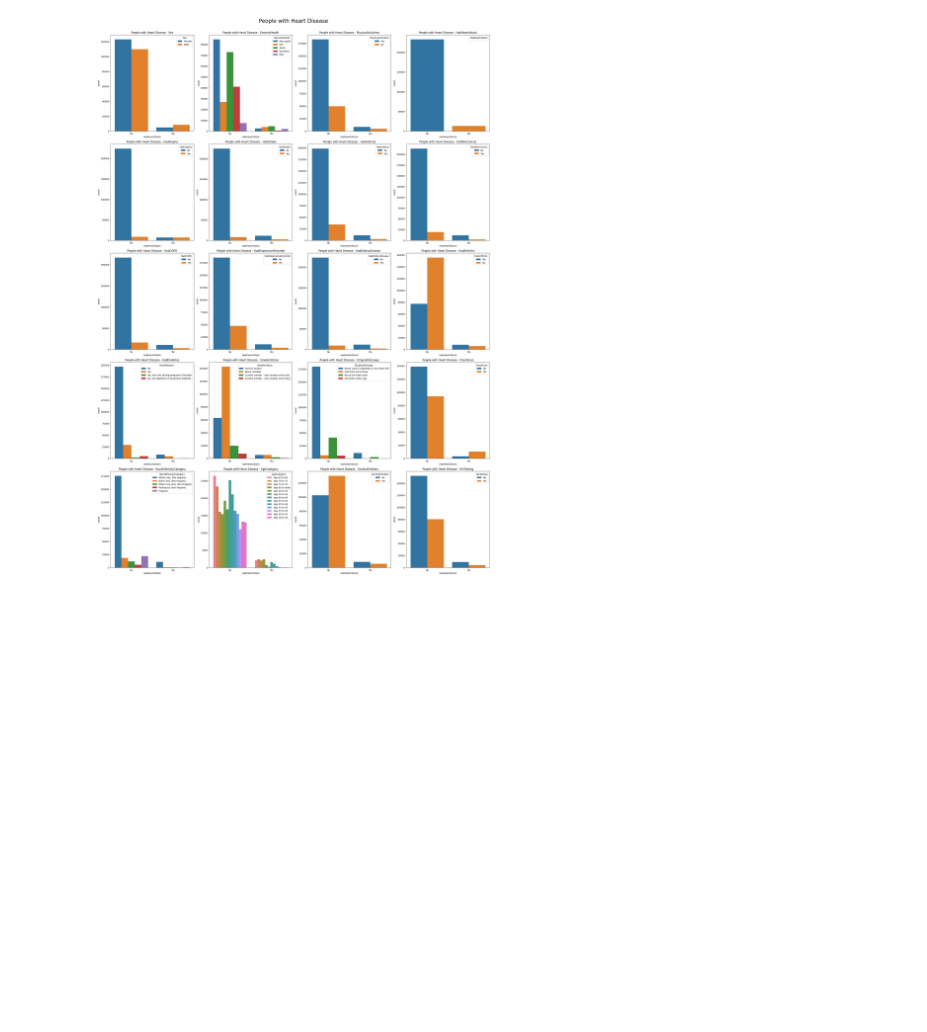
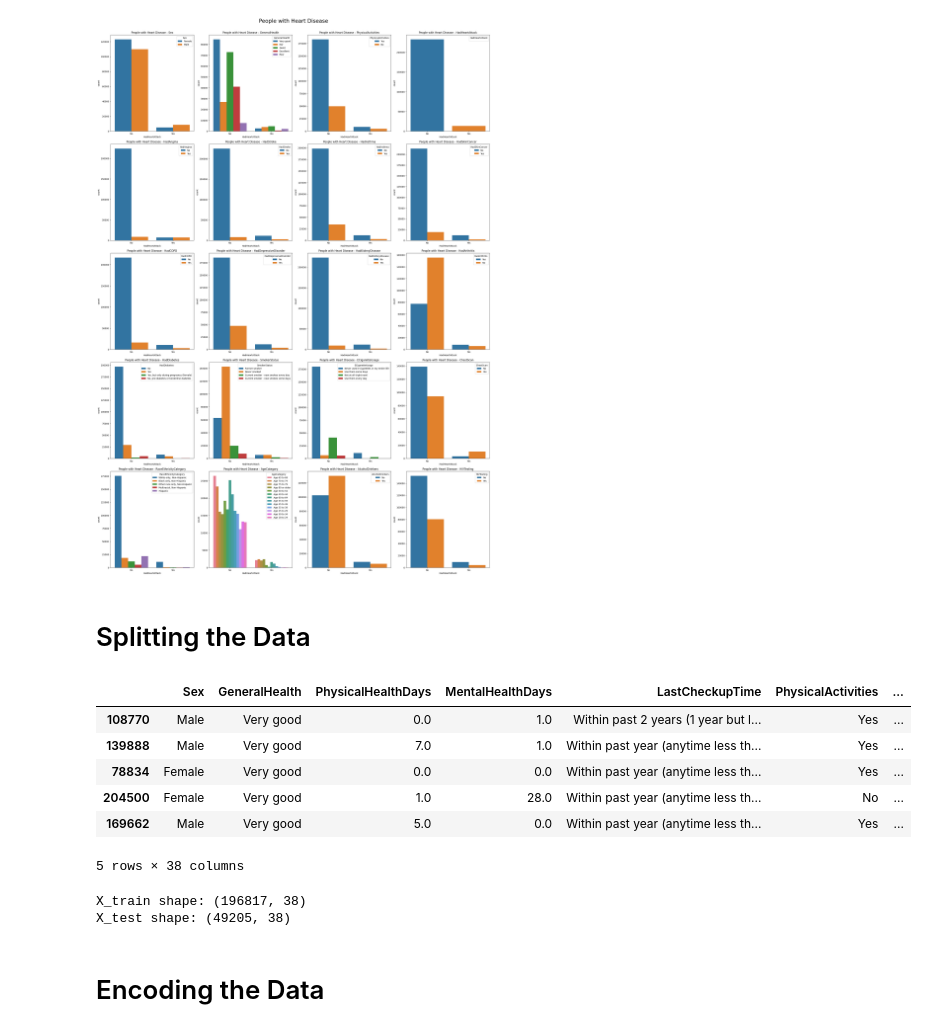
Before and after one commit to devinaarr/Tubes-AIFB, a Jupyter notebook: tubes-aifb.ipynb, the cells around one changed output. Saved outputs shown, nothing was run; the diff lists cells and outputs as text; code cells hidden in the pictures; blank space fills up the shorter version.

```diff
--- a/tubes-aifb.ipynb
+++ b/tubes-aifb.ipynb
@@ -198,3 +189,30 @@ plt.show()
 # %% [output]
 No artists with labels found to put in legend.  Note that artists whose label start with an underscore are ignored when legend() is called with no argument.
 [figure]
+# %% [markdown]
+# Splitting the Data
+# %%
+from sklearn.model_selection import train_test_split
+
+X = df.drop(['State', 'HadHeartAttack'], axis=1)
+y = df['HadHeartAttack']
+
+X_train, X_test, y_train, y_test = train_test_split(X, y, test_size=0.2, random_state=85)
+# %%
+X_train.head()
+# %% [output]
+|  | Sex | GeneralHealth | PhysicalHealthDays | MentalHealthDays | LastCheckupTime | PhysicalActivities | ... |
+| 108770 | Male | Very good | 0.0 | 1.0 | Within past 2 years (1 year but l... | Yes | ... |
+| 139888 | Male | Very good | 7.0 | 1.0 | Within past year (anytime less th... | Yes | ... |
+| 78834 | Female | Very good | 0.0 | 0.0 | Within past year (anytime less th... | Yes | ... |
+| 204500 | Female | Very good | 1.0 | 28.0 | Within past year (anytime less th... | No | ... |
+| 169662 | Male | Very good | 5.0 | 0.0 | Within past year (anytime less th... | Yes | ... |
+5 rows × 38 columns
+# %%
+print('X_train shape:', X_train.shape)
+print('X_test shape:', X_test.shape)
+# %% [output]
+X_train shape: (196817, 38)
+X_test shape: (49205, 38)
+# %% [markdown]
+# Encoding the Data
```
Also changed, not shown: parts of 13 cells of this notebook.
